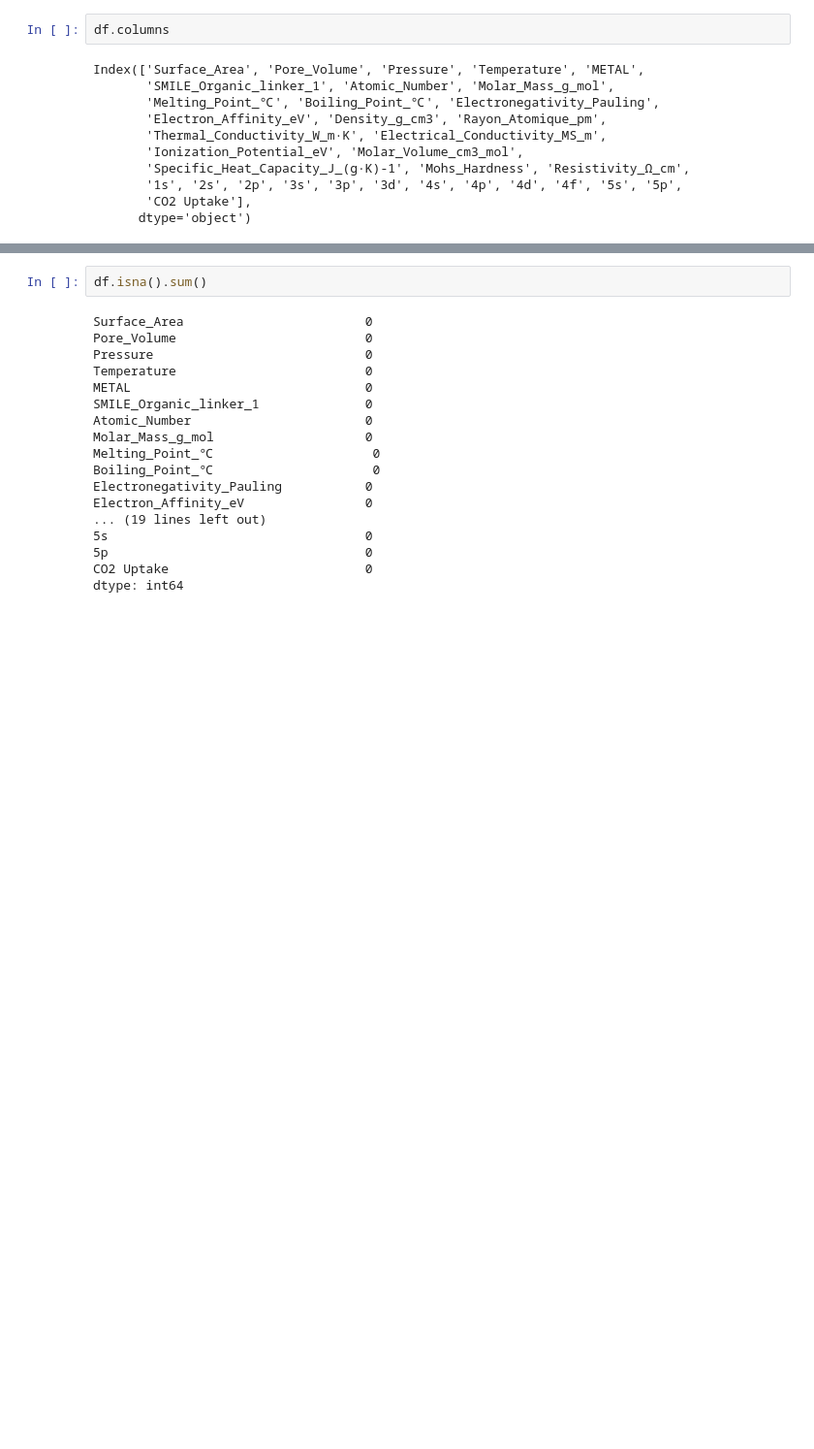
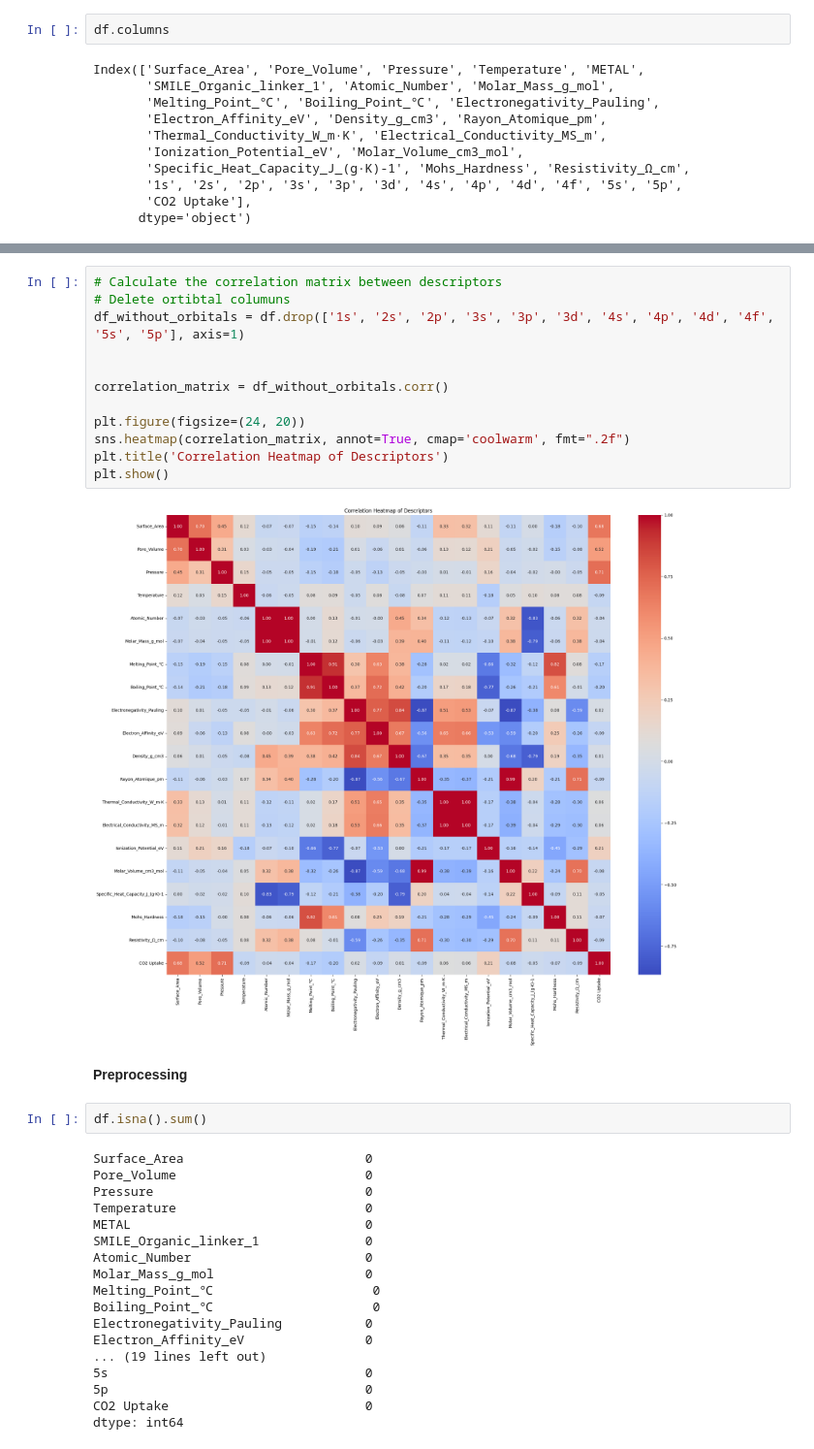
Before and after one commit to huliyao1115/Hello-world, a Jupyter notebook: Final Project.ipynb, the cells around one changed output, grey strips where cells are left out. Shown at 97% size. Drawn from its saved outputs; the diff is of its cells as text; blank space fills up the shorter version.

```diff
--- a/Final Project.ipynb
+++ b/Final Project.ipynb
@@ -49,3 +204,19 @@ Index(['Surface_Area', 'Pore_Volume', 'Pressure', 'Temperature', 'METAL',
+# %%
+# Calculate the correlation matrix between descriptors
+# Delete ortibtal columuns
+df_without_orbitals = df.drop(['1s', '2s', '2p', '3s', '3p', '3d', '4s', '4p', '4d', '4f', '5s', '5p'], axis=1)
+
+
+correlation_matrix = df_without_orbitals.corr()
+
+plt.figure(figsize=(24, 20))
+sns.heatmap(correlation_matrix, annot=True, cmap='coolwarm', fmt=".2f")
+plt.title('Correlation Heatmap of Descriptors')
+plt.show()
+# %% [output]
+[figure, added]
+# %% [markdown]
+**Preprocessing**
 # %%
 df.isna().sum()
 # %% [output]
```
Also changed, not shown: parts of 13 cells of this notebook.
